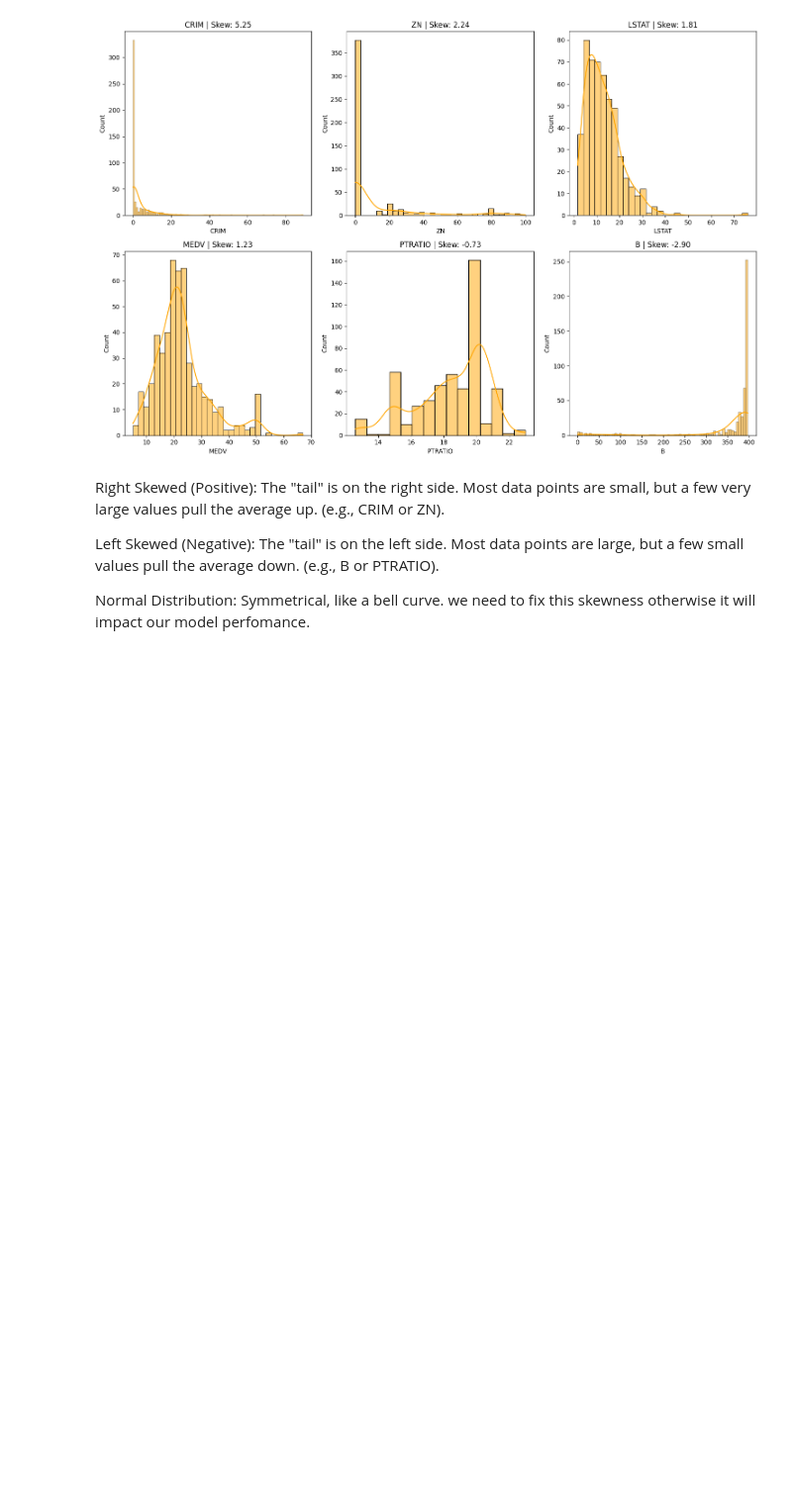
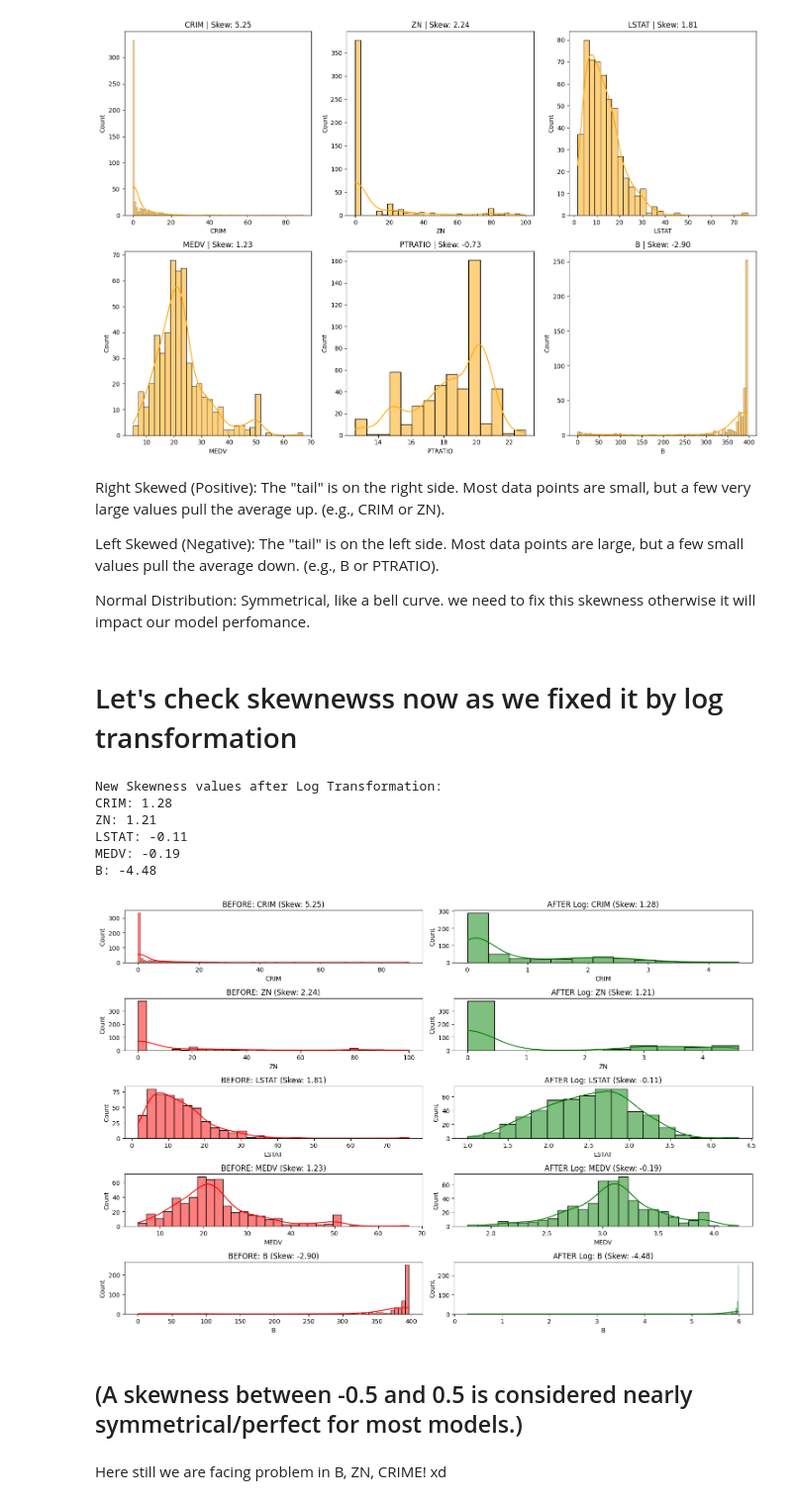
Before and after one commit to orbimatrix/real-estate-predictor, a Jupyter notebook: src/eda_comprehensive.ipynb, the cells around one changed output. Shown at 99% size. Cells and saved outputs as stored; diff of their text form; code cells hidden in the pictures; blank space fills up the shorter version.

Commit message:
applied log transoformation to deal with skewness problem

```diff
--- a/src/eda_comprehensive.ipynb
+++ b/src/eda_comprehensive.ipynb
@@ -158,3 +199,52 @@ Right Skewed (Positive): The "tail" is on the right side. Most data points are s
 Left Skewed (Negative): The "tail" is on the left side. Most data points are large, but a few small values pull the average down. (e.g., B or PTRATIO).
 
 Normal Distribution: Symmetrical, like a bell curve. we need to fix this skewness otherwise it will impact our model perfomance.
+# %% [markdown]
+# Let's check skewnewss now as we fixed it by log transformation
+# %%
+import pandas as pd
+import numpy as np
+import seaborn as sns
+import matplotlib.pyplot as plt
+
+
+df = pd.read_csv('../data/data.csv')
+
+# List of highly right-skewed columns to transform
+skewed_cols = ['CRIM', 'ZN', 'LSTAT', 'MEDV', 'B']
+
+# Create a figure to compare Before vs After
+plt.figure(figsize=(15, 10))
+
+for i, col in enumerate(skewed_cols):
+    # Before
+    plt.subplot(len(skewed_cols), 2, 2*i + 1)
+    sns.histplot(df[col], kde=True, color='red')
+    plt.title(f'BEFORE: {col} (Skew: {df[col].skew():.2f})')
+
+    # After (Log Transformation)
+    # Using log1p (log(1+x)) to handle zeros in CRIM and ZN
+    transformed_data = np.log1p(df[col])
+    plt.subplot(len(skewed_cols), 2, 2*i + 2)
+    sns.histplot(transformed_data, kde=True, color='green')
+    plt.title(f'AFTER Log: {col} (Skew: {transformed_data.skew():.2f})')
+
+plt.tight_layout()
+plt.savefig('skewness_fixed_comparison.png')
+
+# Print the new skewness values
+print("New Skewness values after Log Transformation:")
+for col in skewed_cols:
+    print(f"{col}: {np.log1p(df[col]).skew():.2f}")
+# %% [output]
+New Skewness values after Log Transformation:
+CRIM: 1.28
+ZN: 1.21
+LSTAT: -0.11
+MEDV: -0.19
+B: -4.48
+[figure, added]
+# %% [markdown]
+## (A skewness between -0.5 and 0.5 is considered nearly symmetrical/perfect for most models.)
+# %% [markdown]
+Here still we are facing problem in B, ZN, CRIME! xd
```
Also changed, not shown: parts of 3 cells of this notebook, 5 other files.
